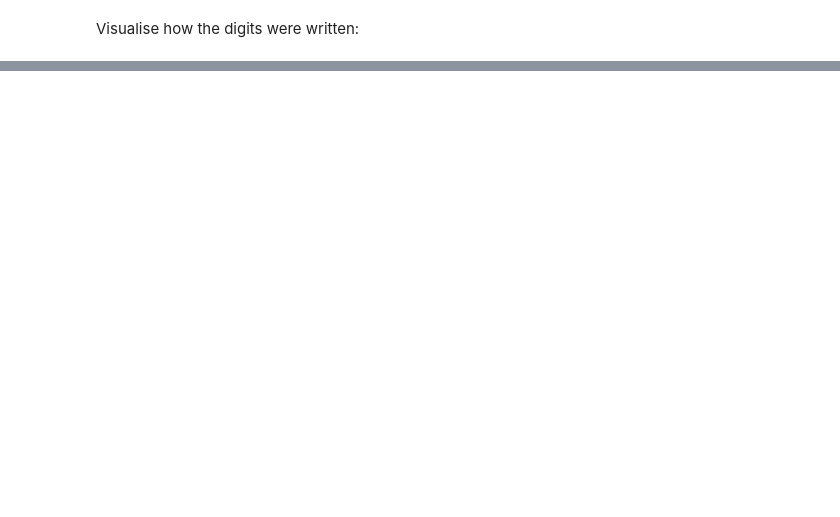
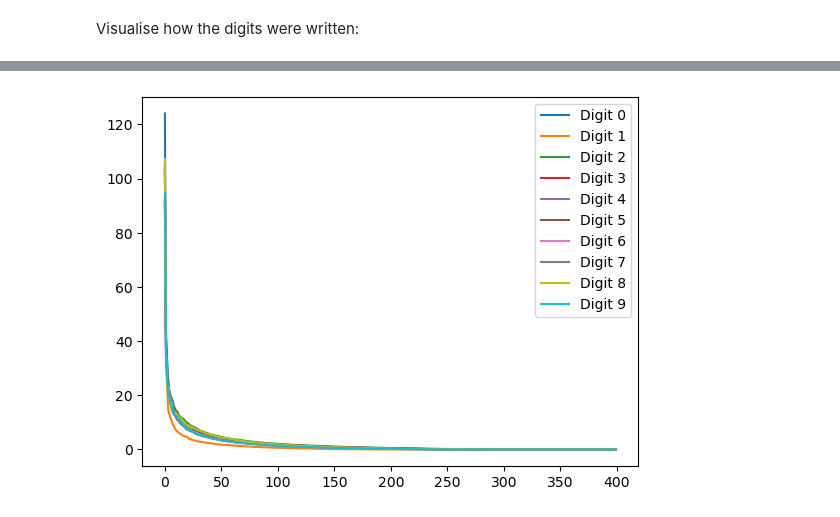
Before and after one commit to zeealhelfie/Math425-Final-Project, a Jupyter notebook: section#3/classifications.ipynb, the cells around one changed output, grey strips where cells are left out. Drawn from its saved outputs; the diff is of its cells as text; code cells hidden in the pictures; blank space fills up the shorter version.

```diff
--- a/section#3/classifications.ipynb
+++ b/section#3/classifications.ipynb
@@ -202,0 +127,23 @@ plt.show()
+# %%
+
+# Classify each test image
+accuracies = np.zeros(10)
+counts = np.zeros(10)
+for k in [5, 10, 15, 20]:
+    for i in range(len(X_test)):
+        digit_scores = []
+        for digit in range(10):
+            U, S, Vt = digit_matrices[digit]['U'], digit_matrices[digit]['S'], digit_matrices[digit]['Vt']
+            X_test_i = X_test[i, :]
+            X_test_i_reconstructed = np.dot(U[:, :k], np.dot(np.diag(S[:k]), Vt[:k, :]))
+            score = np.linalg.norm(X_test_i - X_test_i_reconstructed)
+            digit_scores.append(score)
+        predicted_digit = np.argmin(digit_scores)
+        counts[int(y_test[i])] += 1
+        if predicted_digit == y_test[i]:
+            accuracies[int(y_test[i])] += 1
+
+# Print the classification accuracies for each digit
+for digit in range(10):
+    accuracy = accuracies[digit] / counts[digit]
+    print("Digit {}: {:.2f}% accuracy".format(digit, accuracy * 100))
@@ -202,0 +161,12 @@ plt.show()
+# %%
+
+import matplotlib.pyplot as plt
+
+
+# Plot the singular values of each digit
+for digit in range(10):
+    plt.plot(digit_matrices[digit]['S'], label="Digit {}".format(digit))
+plt.legend()
+plt.show()
+# %% [output]
+[figure, added]
```
Also changed, not shown: parts of 23 cells of this notebook.
